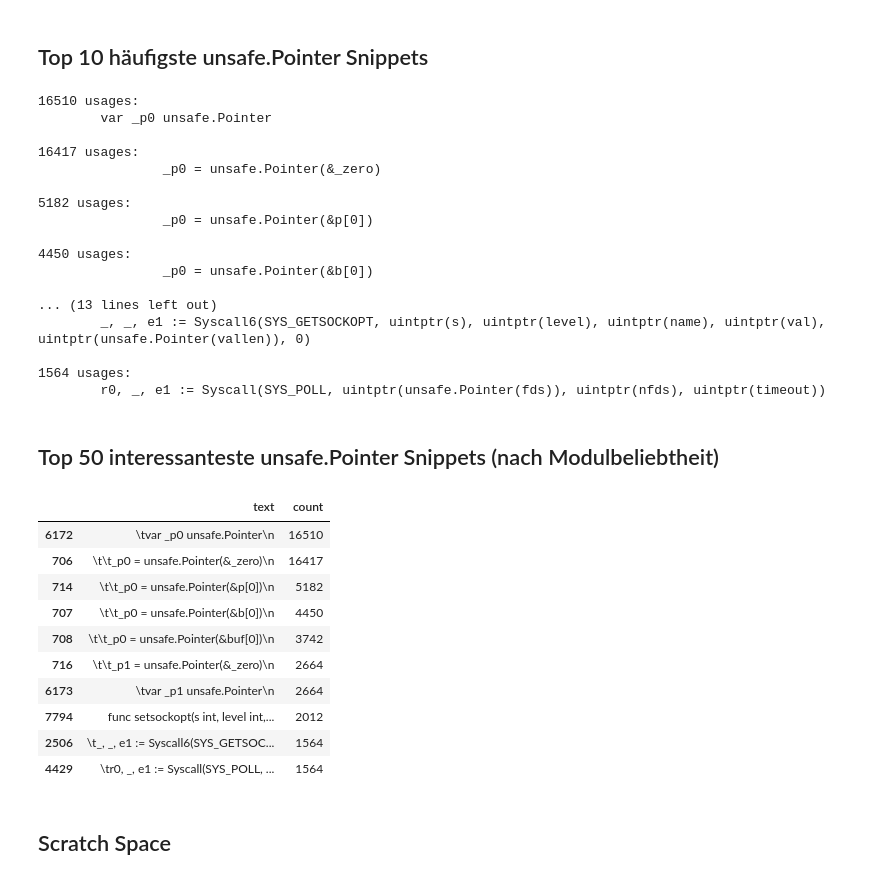
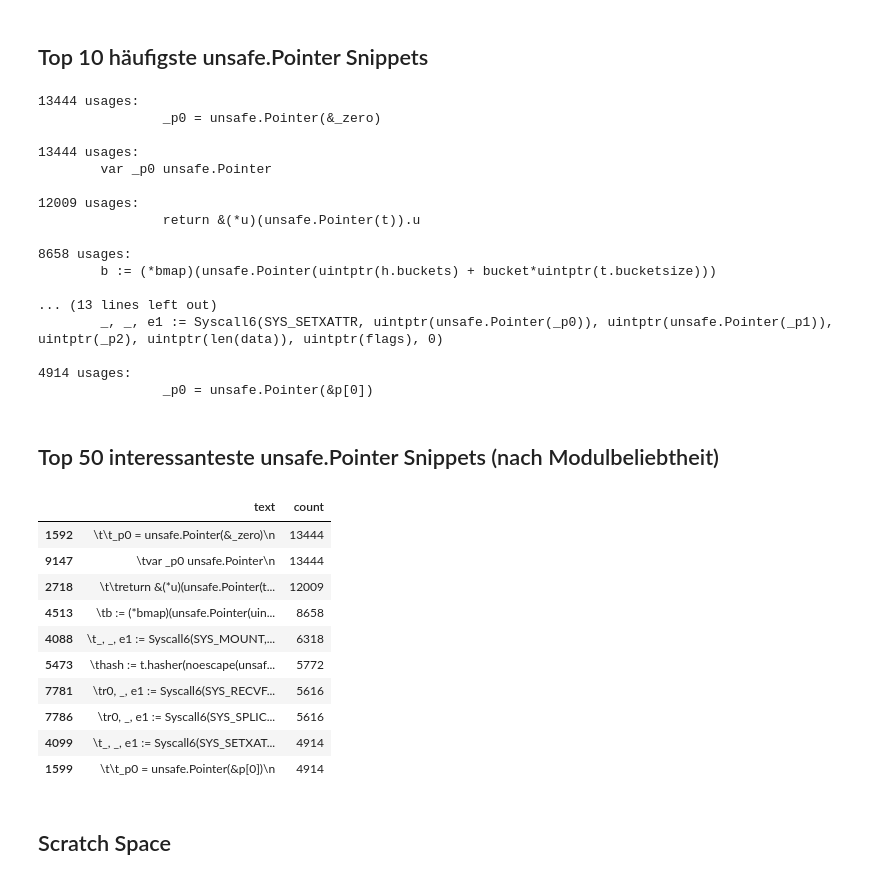
Before and after one commit to jlauinger/master-of-science, a Jupyter notebook: code/data-survey/analysis/data-exploration.ipynb, the cells around one changed output. Saved outputs shown, nothing was run; the diff lists cells and outputs as text; code cells hidden in the pictures.

Commit message:
update remaining analysis to new data format

```diff
--- a/code/data-survey/analysis/data-exploration.ipynb
+++ b/code/data-survey/analysis/data-exploration.ipynb
@@ -990,9 +969,7 @@ weighted_df\
 # %% [markdown]
 ## Top 10 häufigste unsafe.Pointer Snippets
 # %%
-# TODO
-
-usages = matches_df\
+usages = grep_df\
     .groupby(['text'])\
     .agg(count=pd.NamedAgg(column='text', aggfunc='count')).reset_index()\
     .sort_values(by='count', ascending=False)[:10]
@@ -1001,44 +978,44 @@ for i, usage in usages.iterrows():
     print("{} usages:".format(usage['count']))
     print(usage['text'])
 # %% [output]
-16510 usages:
+13444 usages:
+                _p0 = unsafe.Pointer(&_zero)
+
+13444 usages:
         var _p0 unsafe.Pointer
 
-16417 usages:
-                _p0 = unsafe.Pointer(&_zero)
+12009 usages:
+                return &(*u)(unsafe.Pointer(t)).u
 
-5182 usages:
-                _p0 = unsafe.Pointer(&p[0])
-
-4450 usages:
-                _p0 = unsafe.Pointer(&b[0])
+8658 usages:
+        b := (*bmap)(unsafe.Pointer(uintptr(h.buckets) + bucket*uintptr(t.bucketsize)))
 
 ... (13 lines left out)
-        _, _, e1 := Syscall6(SYS_GETSOCKOPT, uintptr(s), uintptr(level), uintptr(name), uintptr(val), uintptr(unsafe.Pointer(vallen)), 0)
+        _, _, e1 := Syscall6(SYS_SETXATTR, uintptr(unsafe.Pointer(_p0)), uintptr(unsafe.Pointer(_p1)), uintptr(_p2), uintptr(len(data)), uintptr(flags), 0)
 
-1564 usages:
-        r0, _, e1 := Syscall(SYS_POLL, uintptr(unsafe.Pointer(fds)), uintptr(nfds), uintptr(timeout))
+4914 usages:
+                _p0 = unsafe.Pointer(&p[0])
 # %% [markdown]
 ## Top 50 interessanteste unsafe.Pointer Snippets (nach Modulbeliebtheit)
 # %%
+# TODO
 
-
-matches_df\
+grep_df\
     .groupby(['text'])\
     .agg(count=pd.NamedAgg(column='text', aggfunc='count')).reset_index()\
     .sort_values(by='count', ascending=False)[:10]
 # %% [output]
 |  | text | count |
-| 6172 | \tvar _p0 unsafe.Pointer\n | 16510 |
-| 706 | \t\t_p0 = unsafe.Pointer(&_zero)\n | 16417 |
-| 714 | \t\t_p0 = unsafe.Pointer(&p[0])\n | 5182 |
-| 707 | \t\t_p0 = unsafe.Pointer(&b[0])\n | 4450 |
-| 708 | \t\t_p0 = unsafe.Pointer(&buf[0])\n | 3742 |
-| 716 | \t\t_p1 = unsafe.Pointer(&_zero)\n | 2664 |
-| 6173 | \tvar _p1 unsafe.Pointer\n | 2664 |
-| 7794 | func setsockopt(s int, level int,... | 2012 |
-| 2506 | \t_, _, e1 := Syscall6(SYS_GETSOC... | 1564 |
-| 4429 | \tr0, _, e1 := Syscall(SYS_POLL, ... | 1564 |
+| 1592 | \t\t_p0 = unsafe.Pointer(&_zero)\n | 13444 |
+| 9147 | \tvar _p0 unsafe.Pointer\n | 13444 |
+| 2718 | \t\treturn &(*u)(unsafe.Pointer(t... | 12009 |
+| 4513 | \tb := (*bmap)(unsafe.Pointer(uin... | 8658 |
+| 4088 | \t_, _, e1 := Syscall6(SYS_MOUNT,... | 6318 |
+| 5473 | \thash := t.hasher(noescape(unsaf... | 5772 |
+| 7781 | \tr0, _, e1 := Syscall6(SYS_RECVF... | 5616 |
+| 7786 | \tr0, _, e1 := Syscall6(SYS_SPLIC... | 5616 |
+| 4099 | \t_, _, e1 := Syscall6(SYS_SETXAT... | 4914 |
+| 1599 | \t\t_p0 = unsafe.Pointer(&p[0])\n | 4914 |
 # %% [markdown]
 ## Scratch Space
 # %%
```
Also changed, not shown: parts of 9 cells of this notebook.
